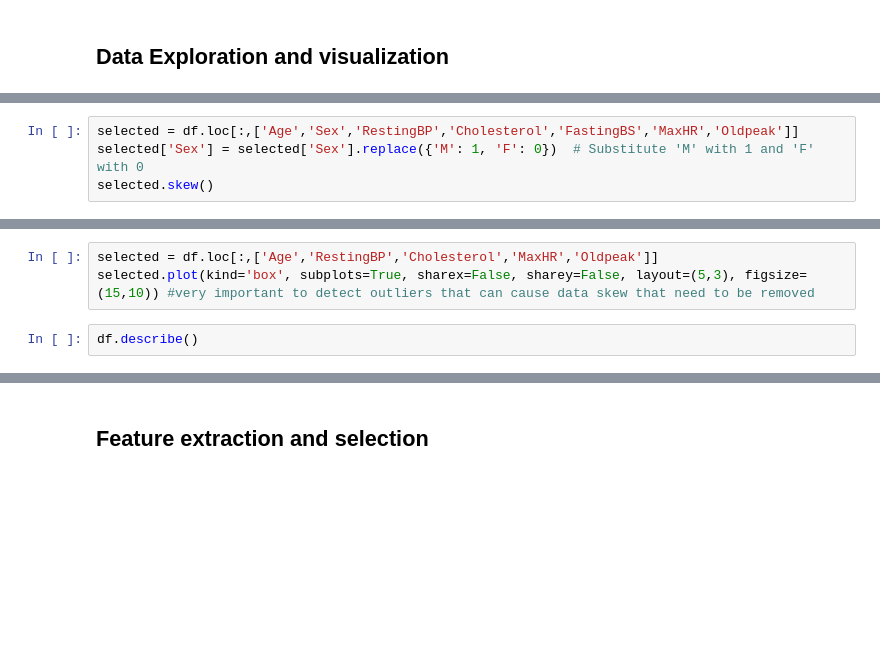
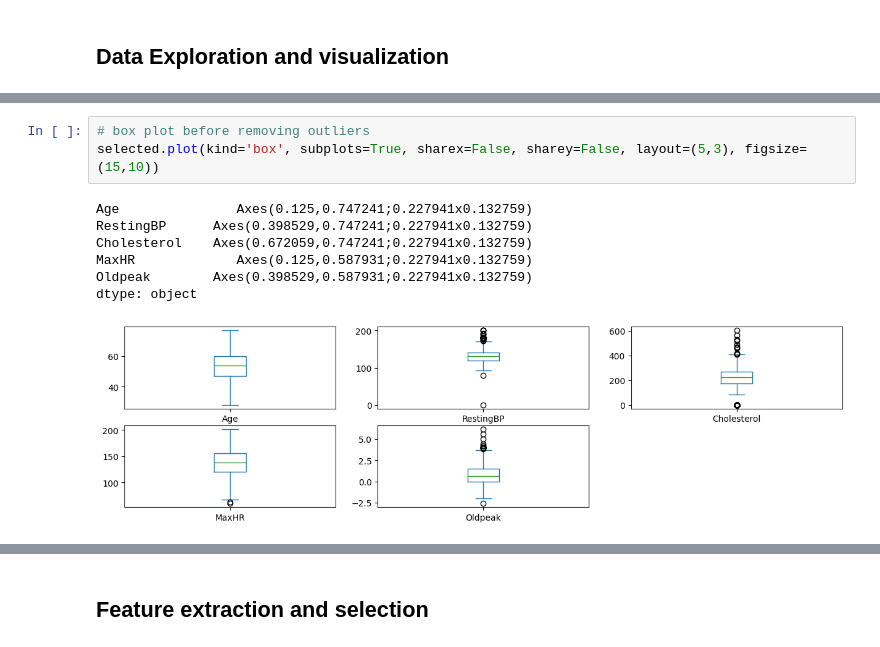
Before and after one commit to hosain-ghoraba/Heart-Disease-detection, a Jupyter notebook: Heart_Failure_Prediction.ipynb, the cells around one changed output, grey strips where cells are left out. Saved outputs shown, nothing was run; the diff lists cells and outputs as text; blank space fills up the shorter version.

```diff
--- a/Heart_Failure_Prediction.ipynb
+++ b/Heart_Failure_Prediction.ipynb
@@ -95,4 +144,0 @@ plt.show()
-# %%
-selected = df.loc[:,['Age','Sex','RestingBP','Cholesterol','FastingBS','MaxHR','Oldpeak']]
-selected['Sex'] = selected['Sex'].replace({'M': 1, 'F': 0})  # Substitute 'M' with 1 and 'F' with 0
-selected.skew()
@@ -99,5 +170,11 @@ selected.skew()
 # %%
-selected = df.loc[:,['Age','RestingBP','Cholesterol','MaxHR','Oldpeak']]
-selected.plot(kind='box', subplots=True, sharex=False, sharey=False, layout=(5,3), figsize=(15,10)) #very important to detect outliers that can cause data skew that need to be removed
+# box plot before removing outliers
+selected.plot(kind='box', subplots=True, sharex=False, sharey=False, layout=(5,3), figsize=(15,10))
+# %% [output]
+Age               Axes(0.125,0.747241;0.227941x0.132759)
+RestingBP      Axes(0.398529,0.747241;0.227941x0.132759)
+Cholesterol    Axes(0.672059,0.747241;0.227941x0.132759)
+MaxHR             Axes(0.125,0.587931;0.227941x0.132759)
+Oldpeak        Axes(0.398529,0.587931;0.227941x0.132759)
+dtype: object
+[figure, added]
-# %%
-df.describe()
```
Also changed, not shown: parts of 32 cells of this notebook.
